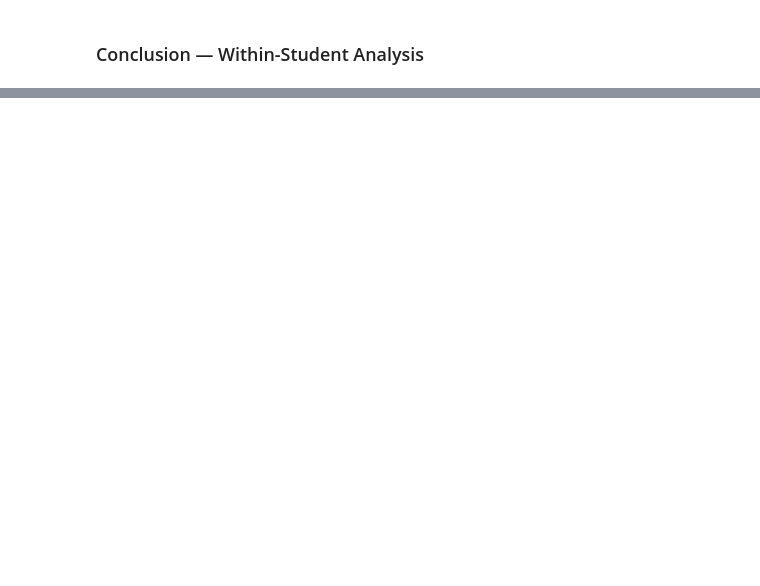
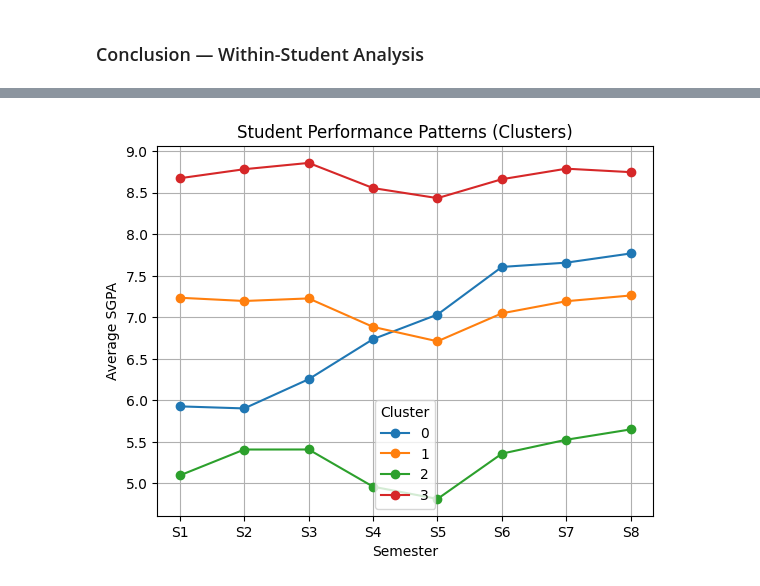
Before and after one commit to 24f2007064/Student-Performance-Analysis, a Jupyter notebook: DiP detection.ipynb, the cells around one changed output, grey strips where cells are left out. Drawn from its saved outputs; the diff is of its cells as text; code cells hidden in the pictures; blank space fills up the shorter version.

```diff
--- a/DiP detection.ipynb
+++ b/DiP detection.ipynb
@@ -448,0 +529,6 @@ print(impv_Student)
+# %%
+df_kmeans = df_wide.dropna(
+    subset=['S1','S2','S3','S4','S5','S6','S7','S8']
+)
+
+print("Students used:", len(df_kmeans))
@@ -448,0 +540,12 @@ print(impv_Student)
+# %%
+features = ['S1','S2','S3','S4','S5','S6','S7','S8']
+X = df_kmeans[features].values
+
+scaler = StandardScaler()
+X_scaled = scaler.fit_transform(X)
+# %%
+kmeans = KMeans(n_clusters=4, random_state=42)
+
+df_kmeans['Cluster'] = kmeans.fit_predict(X_scaled)
+
+df_kmeans.head()
@@ -448,0 +568,8 @@ print(impv_Student)
+# %%
+from sklearn.metrics import adjusted_rand_score
+
+label_map = {0: 'Late_Bloomer', 1: 'Average', 2: 'Low_Performer', 3: 'Consistent_Topper'}
+df_kmeans['Cluster_Label'] = df_kmeans['Cluster'].map(label_map)
+
+score = adjusted_rand_score(df_kmeans['Performance_Type'], df_kmeans['Cluster_Label'])
+print(f"Adjusted Rand Score: {score:.3f}")
@@ -448,0 +594,16 @@ print(impv_Student)
+# %%
+import matplotlib.pyplot as plt
+
+cluster_means = df_kmeans.groupby('Cluster')[['S1','S2','S3','S4','S5','S6','S7','S8']].mean()
+
+cluster_means.T.plot(marker='o')
+
+plt.title("Student Performance Patterns (Clusters)")
+plt.xlabel("Semester")
+plt.ylabel("Average SGPA")
+plt.legend(title="Cluster")
+plt.grid(True)
+
+plt.show()
+# %% [output]
+[figure, added]
```
Also changed, not shown: parts of 44 cells of this notebook, 4 other files.
